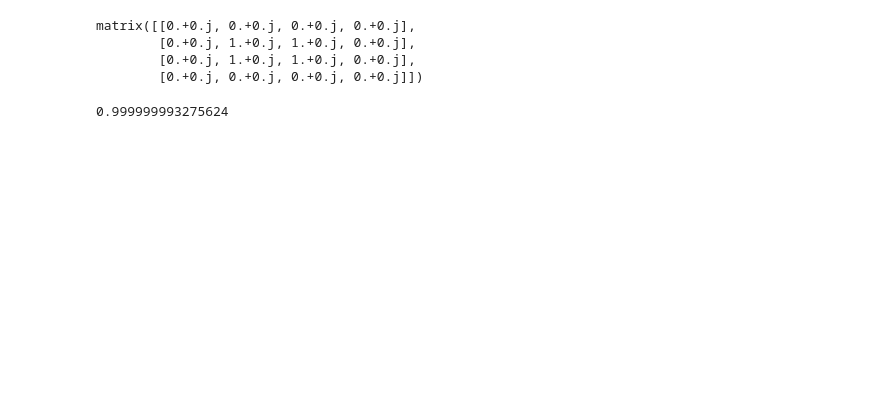
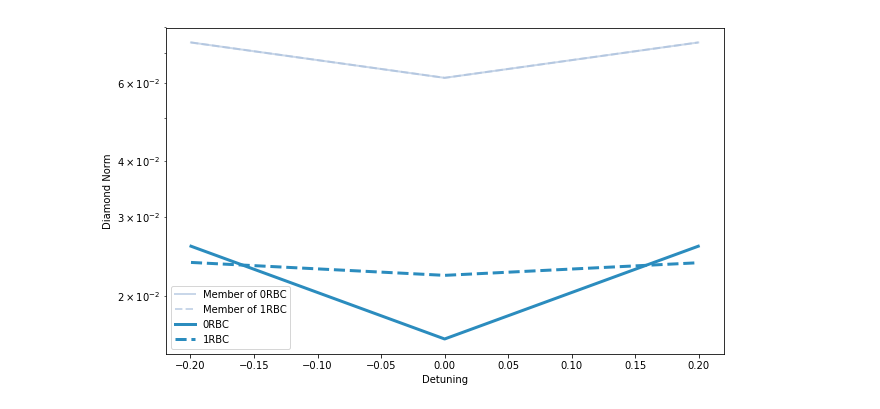
Before and after one commit to ampolloreno/decorrelating_errors, a Jupyter notebook: code/iSWAP.ipynb, the cells around one changed output. Drawn from its saved outputs; the diff is of its cells as text; code cells hidden in the pictures; blank space fills up the shorter version.

```diff
--- a/code/iSWAP.ipynb
+++ b/code/iSWAP.ipynb
@@ -293,11 +420,0 @@ i = np.eye(2)
-# %%
-choi_form(x)
-# %% [output]
-matrix([[0.+0.j, 0.+0.j, 0.+0.j, 0.+0.j],
-        [0.+0.j, 1.+0.j, 1.+0.j, 0.+0.j],
-        [0.+0.j, 1.+0.j, 1.+0.j, 0.+0.j],
-        [0.+0.j, 0.+0.j, 0.+0.j, 0.+0.j]])
-# %%
-diamond_distance(superoperator(x), superoperator(i))
-# %% [output]
-0.999999993275624
@@ -303,0 +443,24 @@ diamond_distance(superoperator(x), superoperator(i))
+# %%
+import dill
+import matplotlib.pyplot as plt
+import numpy as np
+%matplotlib inline
+which_parameter = 0
+
+
+d_norms00 = dill.load(open("d_norms0{}_2_0".format(which_parameter), 'rb'))
+d_norms10 = dill.load(open("d_norms0{}_2_1".format(which_parameter), 'rb'))
+controls = np.array([-0.0019952623149688785, 0, 0.0019952623149688785])*100
+for a, b in ((d_norms00, d_norms10),):# (diamond_norms01, diamond_norms11)):
+    plt.figure(figsize=(10,6))
+    plt.semilogy(controls, np.array(a).T[0], linewidth = 2, alpha=.6, color='#a6bddb', label="Member of 0RBC", ls="-");
+    plt.semilogy(controls, np.array(b).T[0], linewidth = 2, alpha=.6, color='#a6bddb', label="Member of 1RBC", ls="--");
+
+
+    plt.semilogy(controls, np.array(a).T[-1], linewidth = 3, alpha=1, color='#2b8cbe', label="0RBC", ls="-");
+    plt.semilogy(controls,np.array(b).T[-1], linewidth = 3, alpha=1, color='#2b8cbe', label="1RBC", ls="--");
+    plt.ylabel("Diamond Norm")
+    plt.xlabel("Detuning")
+    plt.legend()
+# %% [output]
+[figure, added]
```
Also changed, not shown: parts of 38 cells of this notebook, 2 other files.
